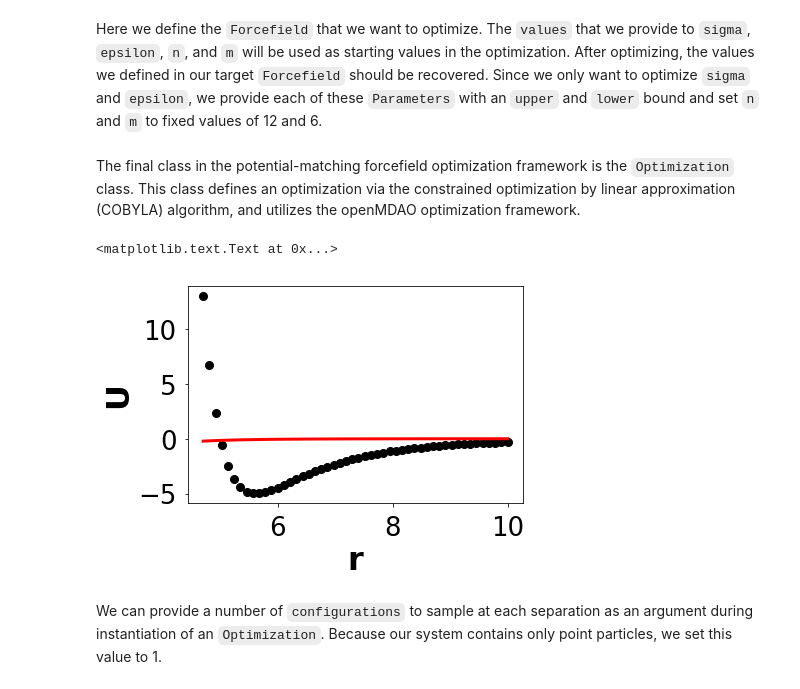
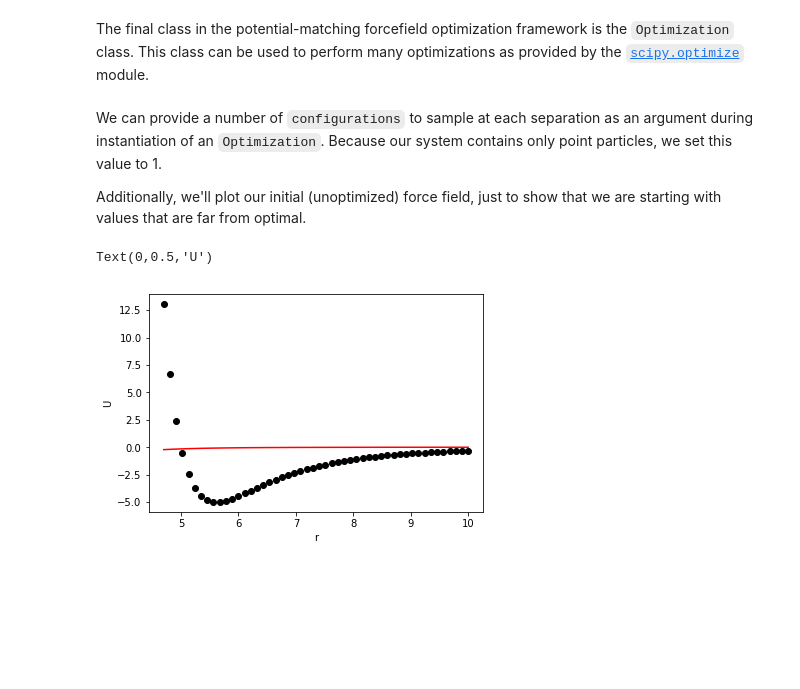
Before and after one commit to mosdef-hub/nanoparticle_optimization, a Jupyter notebook: tutorials/LJ-basic.ipynb, the cells around one changed output. Saved outputs shown, nothing was run; the diff lists cells and outputs as text; code cells hidden in the pictures; blank space fills up the shorter version.

```diff
--- a/tutorials/LJ-basic.ipynb
+++ b/tutorials/LJ-basic.ipynb
@@ -51,23 +55,23 @@ epsilon = Parameter(value=2.5, upper=10.0, lower=2.0)
 n = Parameter(value=12.0, fixed=True)
 m = Parameter(value=6.0, fixed=True)
 ff = Mie(sigma=sigma, epsilon=epsilon, n=n, m=m)
-# %% [markdown]
-Here we define the `Forcefield` that we want to optimize.  The `values` that we provide to `sigma`, `epsilon`, `n`, and `m` will be used as starting values in the optimization.  After optimizing, the values we defined in our target `Forcefield` should be recovered.  Since we only want to optimize `sigma` and `epsilon`, we provide each of these `Parameters` with an `upper` and `lower` bound and set `n` and `m` to fixed values of 12 and 6.
+# %% [markdown]
+The final class in the potential-matching forcefield optimization framework is the `Optimization` class.  This class can be used to perform many optimizations as provided by the [`scipy.optimize`](https://docs.scipy.org/doc/scipy-0.14.0/reference/optimize.html) module.
 # %%
 from nanoparticle_optimization.optimization import Optimization
-# %% [markdown]
-The final class in the potential-matching forcefield optimization framework is the `Optimization` class.  This class defines an optimization via the constrained optimization by linear approximation (COBYLA) algorithm, and utilizes the openMDAO optimization framework.
+# %% [markdown]
+We can provide a number of `configurations` to sample at each separation as an argument during instantiation of an `Optimization`.  Because our system contains only point particles, we set this value to 1.
+
+Additionally, we'll plot our initial (unoptimized) force field, just to show that we are starting with values that are far from optimal.
 # %%
-optimization = Optimization(ff, system, target, configurations=1, verbose=True)
+optimization = Optimization(ff, system, target, configurations=1)
 
 starting_potential = optimization.forcefield.calc_potential(separations)
 
 plt.plot(separations, potential, linestyle='None', marker='o', color='black')
 plt.plot(separations, starting_potential, marker='None', color='red')
 plt.xlabel('r')
 plt.ylabel('U')
 # %% [output]
-<matplotlib.text.Text at 0x...>
+Text(0,0.5,'U')
-[figure, old version]
+[figure, new version]
-# %% [markdown]
-We can provide a number of `configurations` to sample at each separation as an argument during instantiation of an `Optimization`.  Because our system contains only point particles, we set this value to 1.
```
Also changed, not shown: parts of 19 cells of this notebook, 4 other files.
